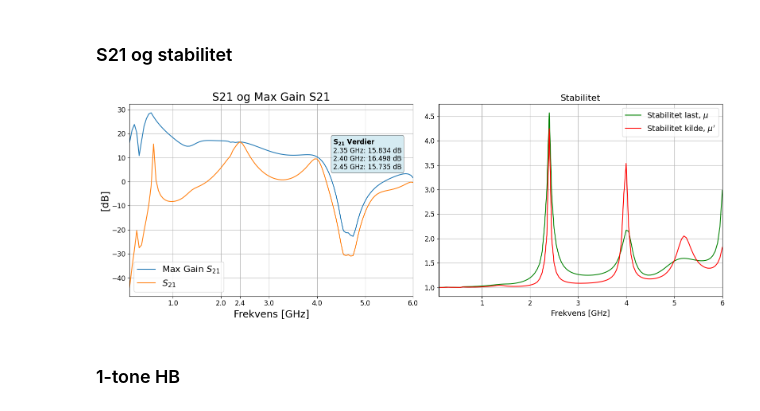
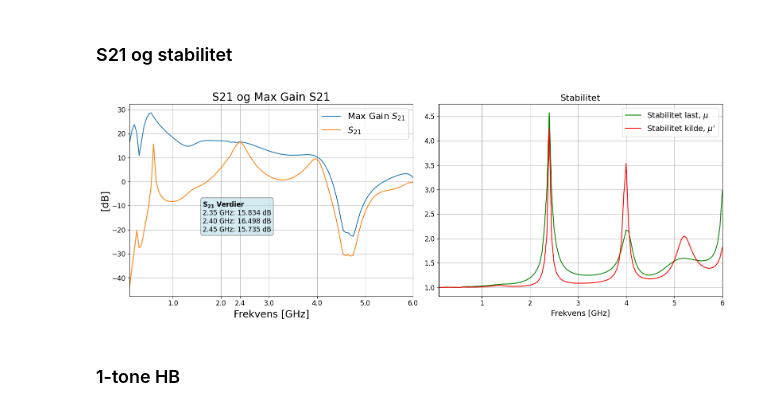
Before and after one commit to SkaugJr/TTT4201-Radiosystemdesign, a Jupyter notebook: Databehandling/Visualisering.ipynb, the cells around one changed output. Saved outputs shown, nothing was run; the diff lists cells and outputs as text; code cells hidden in the pictures.

```diff
--- a/Databehandling/Visualisering.ipynb
+++ b/Databehandling/Visualisering.ipynb
@@ -211,7 +211,7 @@ axs[0].plot(MAG_S21['Frekvens'], MAG_S21['Mag'], label=r'Max Gain $S_{21}$')
 axs[0].plot(MAG_S21['Frekvens'], MAG_S21['S21'], label=r'$S_{21}$')
 axs[0].set_xlabel('Frekvens [GHz]', fontsize=18)
 axs[0].set_ylabel('[dB]', fontsize=18)
-axs[0].legend(fontsize=16)
+axs[0].legend(fontsize=16, loc='upper right')
 axs[0].grid(True)
 axs[0].title.set_text('S21 og Max Gain S21')
 axs[0].title.set_fontsize(20)
@@ -221,35 +221,35 @@ xticks = list(axs[0].get_xticks())  # Get current x-ticks
 if 2.4 not in xticks:
     xticks.append(2.4)  # Add 2.4 GHz if it's not already in the list
 xticks.sort()  # Sort the ticks
 axs[0].set_xticks(xticks)  # Set the new x-ticks
 axs[0].tick_params(axis='both', which='major', labelsize=14)
 axs[0].set_xlim(0.1, 6)
 
 # Plot Stabilitet last and Stabilitet kilde
 axs[1].plot(stabilitet['Frekvens'], stabilitet['Stabilitet last'], color='g', label=r'Stabilitet last, $\mu$')
 axs[1].plot(stabilitet['Frekvens'], stabilitet['Stabilitet kilde'], color='r', label=r'Stabilitet kilde, $\mu^{\prime}$')
 axs[1].set_xlabel('Frekvens [GHz]', fontsize=14)
 axs[1].legend(fontsize=14)
 axs[1].grid(True)
 axs[1].title.set_text('Stabilitet')
 axs[1].title.set_fontsize(16)
 axs[1].set_xlim(0.1, 6)
 
 # Annotate the S21 values in a box right under the legend
 textstr = r'$\mathbf{S_{21}\ Verdier}$' + '\n' + '\n'.join([f'{freq:.2f} GHz: {s21_values[freq]:.3f} dB' for freq in freqs])
 props = dict(boxstyle='round', facecolor='lightblue', alpha=0.5)
-axs[0].text(0.96, 0.825, textstr, transform=axs[0].transAxes, fontsize=12,
+axs[0].text(0.5, 0.5, textstr, transform=axs[0].transAxes, fontsize=12,
             verticalalignment='top', horizontalalignment='right', bbox=props, multialignment='left')
 
 # Increase tick label size
 for ax in axs.flat:
     ax.tick_params(axis='both', which='major', labelsize=12)
 
 # Show plot
 plt.tight_layout()
 plt.show()
 # %% [output]
-[figure, old version]
+[figure, new version]
 # %% [markdown]
 ### 1-tone HB
 # %%
```
